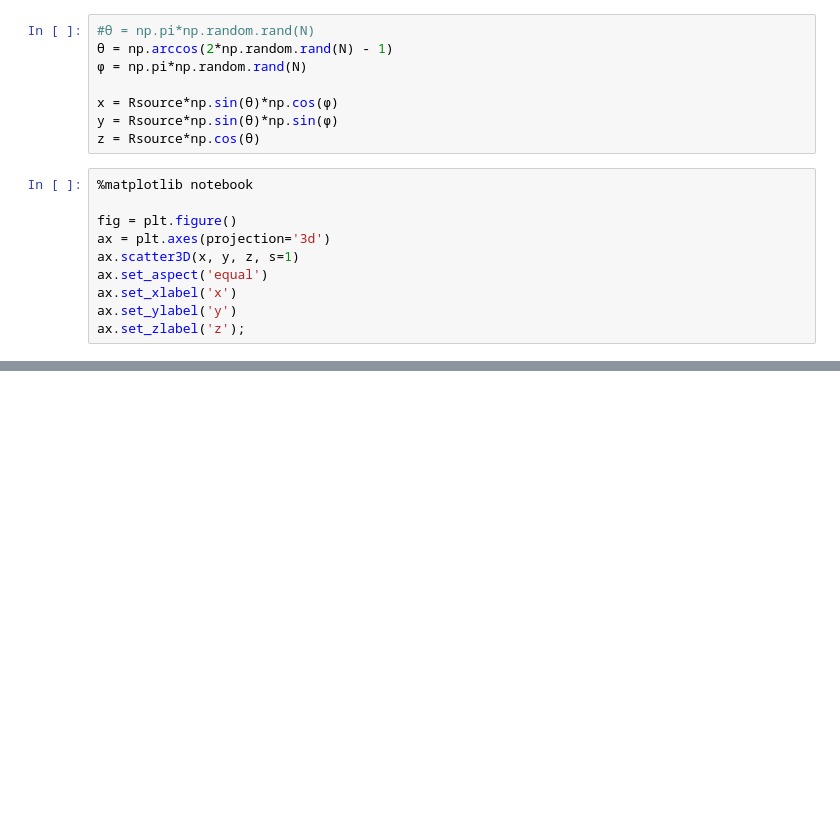
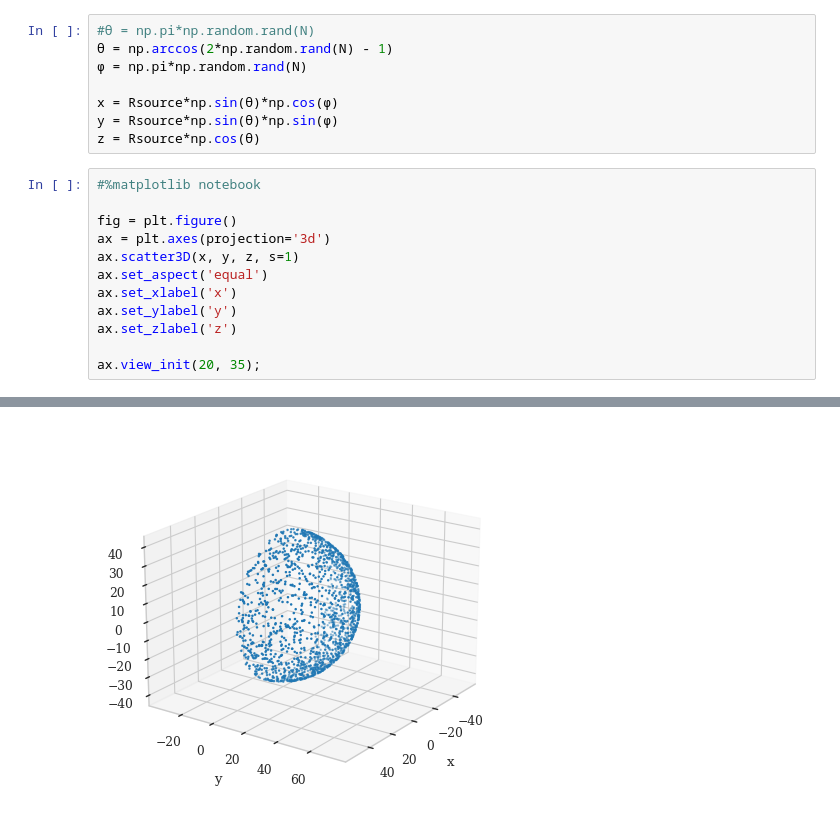
Before and after one commit to Chinnasf/Physics, a Jupyter notebook: Detectors/Solid_State_Detector.ipynb, the cells around one changed output, grey strips where cells are left out. Drawn from its saved outputs; the diff is of its cells as text; blank space fills up the shorter version.

```diff
--- a/Detectors/Solid_State_Detector.ipynb
+++ b/Detectors/Solid_State_Detector.ipynb
@@ -90,7 +98,7 @@ x = Rsource*np.sin(θ)*np.cos(φ)
 y = Rsource*np.sin(θ)*np.sin(φ)
 z = Rsource*np.cos(θ)
 # %%
-%matplotlib notebook
+#%matplotlib notebook
 
 fig = plt.figure()
 ax = plt.axes(projection='3d')
@@ -98,5 +106,7 @@ ax.scatter3D(x, y, z, s=1)
 ax.set_aspect('equal')
 ax.set_xlabel('x')
 ax.set_ylabel('y')
-ax.set_zlabel('z');
+ax.set_zlabel('z')
+
+ax.view_init(20, 35);
 # %% [output]
@@ -104,0 +113 @@ ax.set_zlabel('z');
+[figure, added]
```
Also changed, not shown: parts of 9 cells of this notebook.
